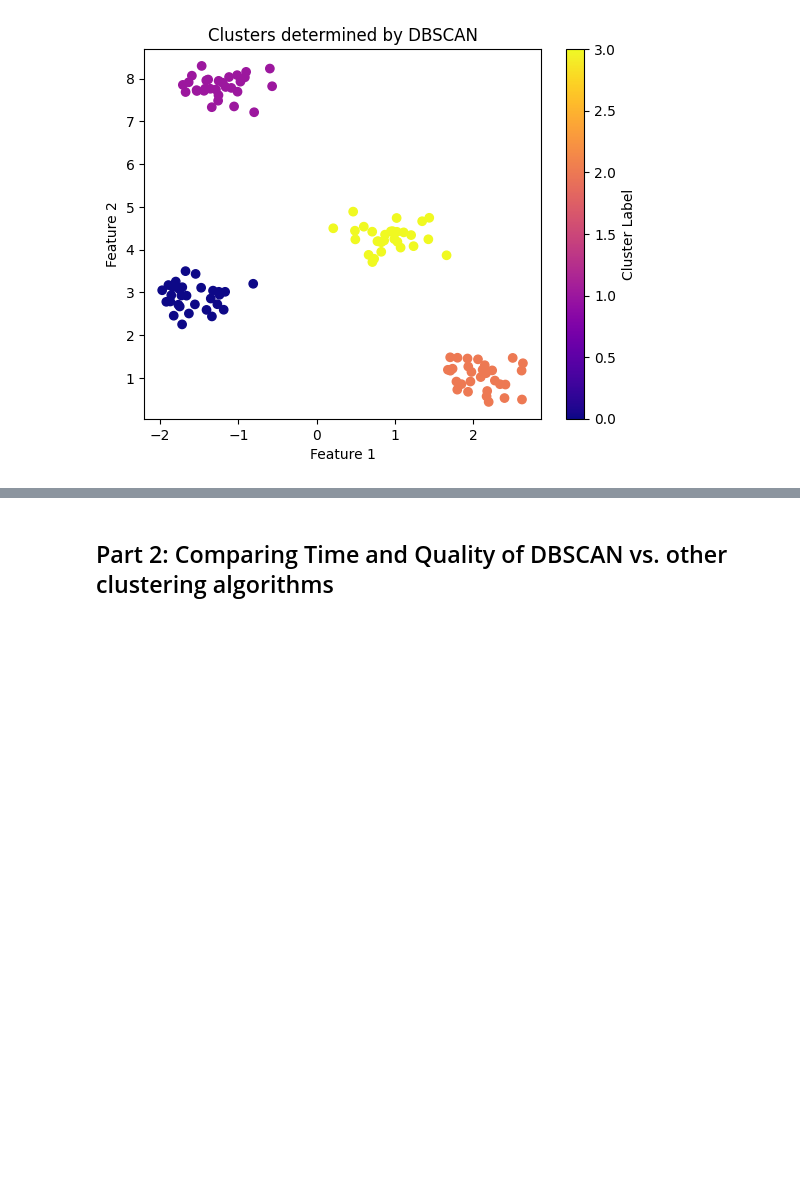
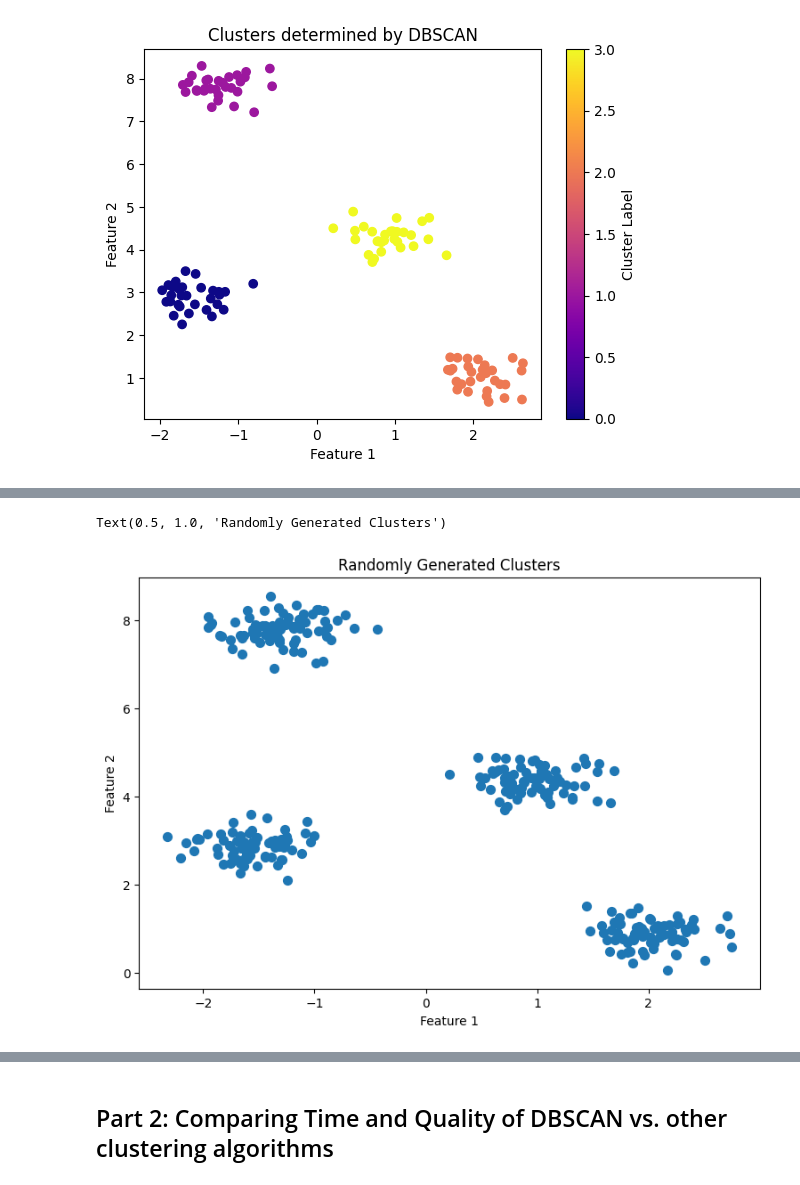
Before and after one commit to SandyyhL/mini_lecture_clustering, a Jupyter notebook: dbscan_clustering_comparison.ipynb, the cells around one changed output, grey strips where cells are left out. Cells and saved outputs as stored; diff of their text form; code cells hidden in the pictures; blank space fills up the shorter version.

```diff
--- a/dbscan_clustering_comparison.ipynb
+++ b/dbscan_clustering_comparison.ipynb
@@ -62,0 +99,9 @@ plt.show()
+# %%
+plt.figure(figsize=(9,6))
+plt.scatter(X[:, 0], X[:, 1], s=50)
+plt.xlabel('Feature 1')
+plt.ylabel('Feature 2')
+plt.title('Randomly Generated Clusters')
+# %% [output]
+Text(0.5, 1.0, 'Randomly Generated Clusters')
+[figure, added]
```
Also changed, not shown: parts of 28 cells of this notebook.
